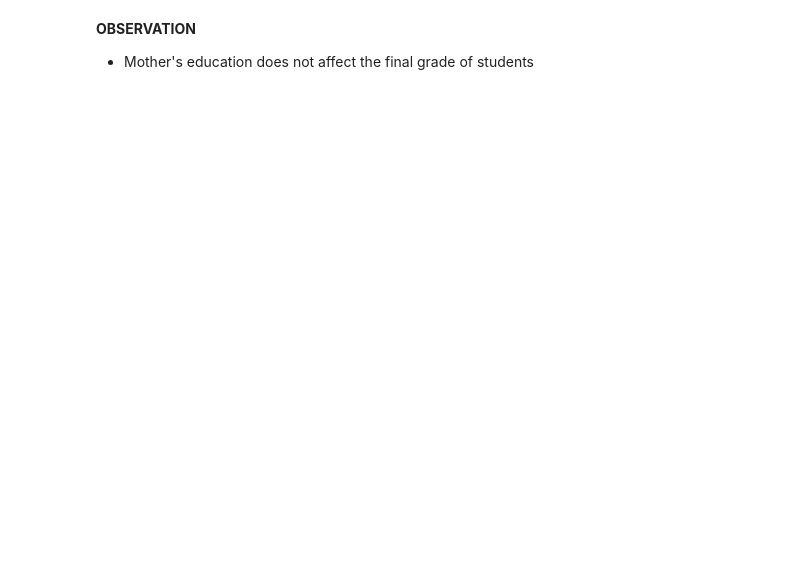
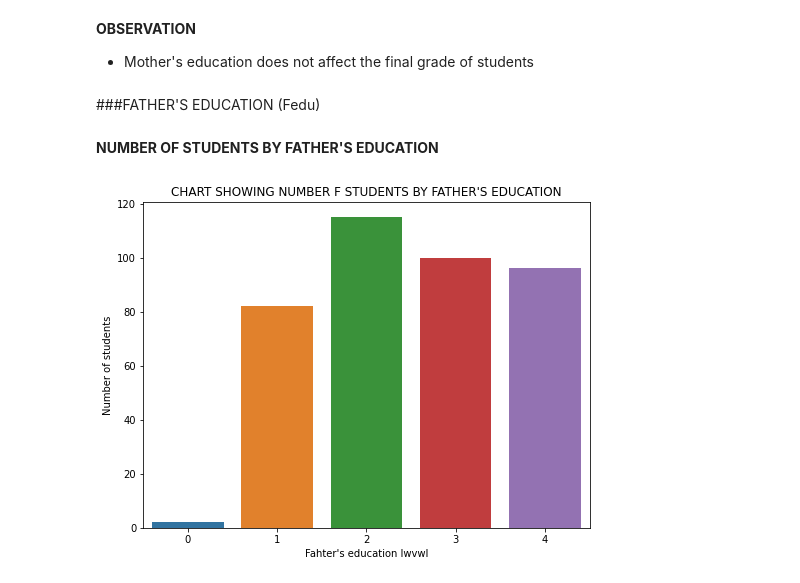
Before and after one commit to devchoplife/Students-grades, a Jupyter notebook: portuguese_students_grade_analysis.ipynb, the cells around one changed output. Cells and saved outputs as stored; diff of their text form; code cells hidden in the pictures; blank space fills up the shorter version.

```diff
--- a/portuguese_students_grade_analysis.ipynb
+++ b/portuguese_students_grade_analysis.ipynb
@@ -378,3 +378,16 @@ plt.show()
 **OBSERVATION**
 
 * Mother's education does not affect the final grade of students
+# %% [markdown]
+###FATHER'S EDUCATION (Fedu)
+# %% [markdown]
+**NUMBER OF STUDENTS BY FATHER'S EDUCATION**
+# %%
+plt.figure(figsize = (8, 6))
+sns.countplot('Fedu', data = grades)
+plt.title("CHART SHOWING NUMBER F STUDENTS BY FATHER'S EDUCATION")
+plt.xlabel("Fahter's education lwvwl")
+plt.ylabel("Number of students")
+plt.show()
+# %% [output]
+[figure, added]
```
Also changed, not shown: parts of 7 cells of this notebook.
